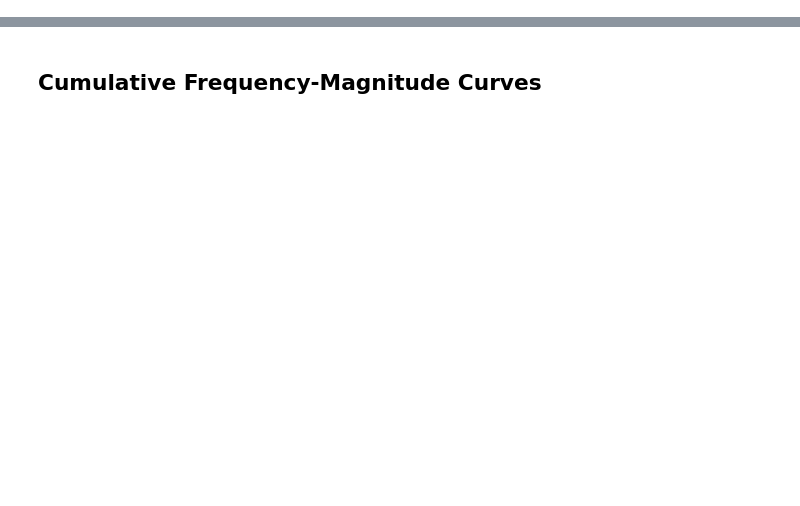
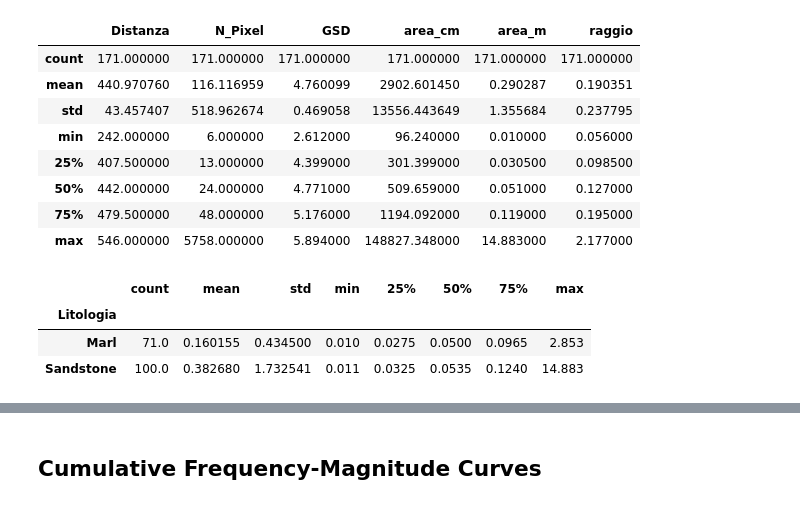
Before and after one commit to gmastrantoni/Image-based-spatiotemporal-rockfall-hazard, a Jupyter notebook: code/frequency_magnitude_estimation.ipynb, the cells around one changed output, grey strips where cells are left out. Drawn from its saved outputs; the diff is of its cells as text; code cells hidden in the pictures; blank space fills up the shorter version.

```diff
--- a/code/frequency_magnitude_estimation.ipynb
+++ b/code/frequency_magnitude_estimation.ipynb
@@ -12,7 +12,7 @@ import calendar
 # %%
 os.chdir("/Users/giandomenico/Documents/SAPIENZA/Papers/PBL_Failure Hazard/data")
 # %%
-data = gpd.read_file("crolli_2022_3857_membro.shp").set_index('id')
+data = gpd.read_file("falls_3857_membro.shp").set_index('id')
 data['Data'] = pd.to_datetime(data['Data'])
 data = data.sort_values(by='Data')
 data['Litologia'] = data['Litologia'].replace({'Marna': 'Marl','marna': 'Marl', 'Arenaria':'Sandstone', 'arenaria':'Sandstone'})
@@ -34,4 +34,22 @@ area_pa_sandstone = round(area_pa*0.5, 1)
 # %%
 #%% Descriptive Statistics on Rockfall events.
 stat = data.describe()
-stat_lito = data.groupby('Litologia')['area_m'].describe()
+stat
+# %% [output]
+|  | Distanza | N_Pixel | GSD | area_cm | area_m | raggio |
+| count | 171.000000 | 171.000000 | 171.000000 | 171.000000 | 171.000000 | 171.000000 |
+| mean | 440.970760 | 116.116959 | 4.760099 | 2902.601450 | 0.290287 | 0.190351 |
+| std | 43.457407 | 518.962674 | 0.469058 | 13556.443649 | 1.355684 | 0.237795 |
+| min | 242.000000 | 6.000000 | 2.612000 | 96.240000 | 0.010000 | 0.056000 |
+| 25% | 407.500000 | 13.000000 | 4.399000 | 301.399000 | 0.030500 | 0.098500 |
+| 50% | 442.000000 | 24.000000 | 4.771000 | 509.659000 | 0.051000 | 0.127000 |
+| 75% | 479.500000 | 48.000000 | 5.176000 | 1194.092000 | 0.119000 | 0.195000 |
+| max | 546.000000 | 5758.000000 | 5.894000 | 148827.348000 | 14.883000 | 2.177000 |
+# %%
+stat_lito = data.groupby('Litologia')['area_m'].describe()
+stat_lito
+# %% [output]
+|  | count | mean | std | min | 25% | 50% | 75% | max |
+| Litologia |  |  |  |  |  |  |  |  |
+| Marl | 71.0 | 0.160155 | 0.434500 | 0.010 | 0.0275 | 0.0500 | 0.0965 | 2.853 |
+| Sandstone | 100.0 | 0.382680 | 1.732541 | 0.011 | 0.0325 | 0.0535 | 0.1240 | 14.883 |
```
Also changed, not shown: parts of 5 cells of this notebook.
